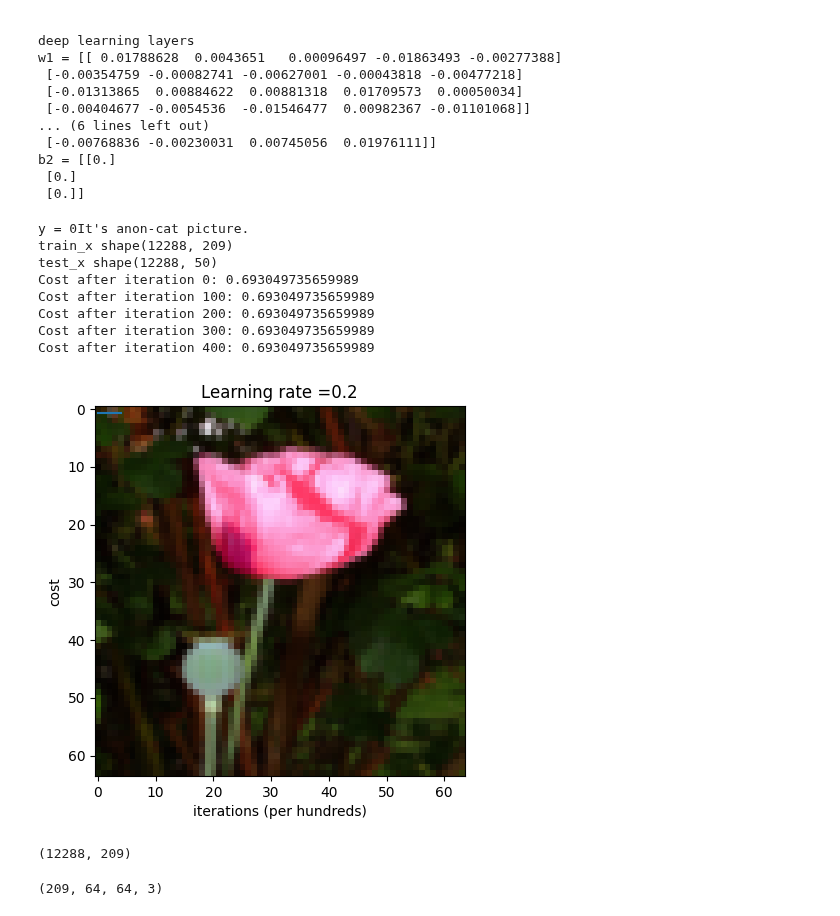
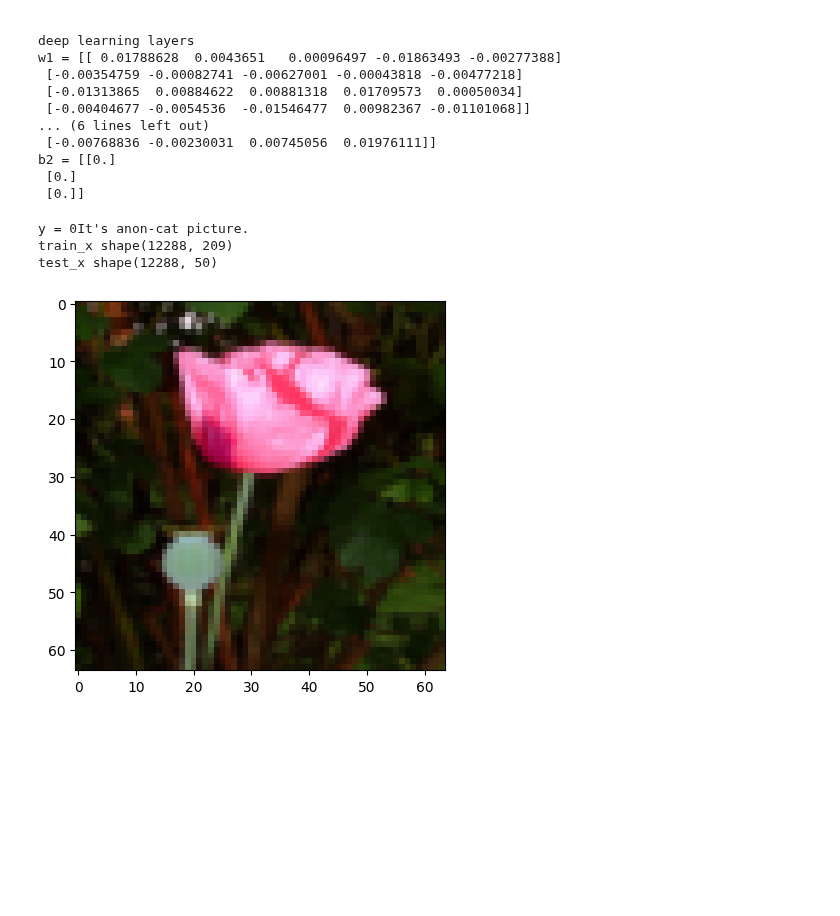
Before and after one commit to Aboelsaood23/Aboelsaood23, a Jupyter notebook: specilaization_2_Course_1.ipynb, the cells around one changed output. Drawn from its saved outputs; the diff is of its cells as text; code cells hidden in the pictures; blank space fills up the shorter version.

```diff
--- a/specilaization_2_Course_1.ipynb
+++ b/specilaization_2_Course_1.ipynb
@@ -850,15 +850,15 @@ def L_model_forward(x,parameters):
     A,cache =linear_activation_forward(A_prev,parameters['w'+str(l)],parameters['b'+str(l)],'relu')
     caches.append(cache)
 
-  AL,cache =linear_activation_forward(A, parameters['W' + str(L)], parameters['b' + str(L)], "sigmoid")
+  AL,cache =linear_activation_forward(A, parameters['w' + str(L)], parameters['b' + str(L)], "sigmoid")
   caches.append(cache)
   return AL,caches
 
 #Now you will implement forward and backward propagation. You need to compute the cost, because you want to check if your model is actually learning.
 def compute_cost(AL,y):
-  m=y.shape[1]
-  cost=(-1/m) * (np.dot(y, np.log(AL).T) + np.dot((1-y), np.log(1-AL).T))
-  cost=np.squeeze(cost)
+  m = y.shape[1]
+  cost = (-1/m) * (np.dot(y, np.log(AL).T) + np.dot((1-y), np.log(1-AL).T))
+  cost = np.squeeze(cost)
   return cost
 
 
@@ -913,21 +913,36 @@ def L_model_backward(AL, y, caches):
   y = y.reshape(AL.shape) # after this line, Y is the same shape as AL
   dAL = - (np.divide(y, AL) - np.divide(1 - y, 1 - AL))
   current_cache = caches[L-1] # Last Layer
-  grads["dA" + str(L-1)], grads["dW" + str(L)], grads["db" + str(L)] = linear_activation_backward(dAL, current_cache, "sigmoid")
+  grads["dA" + str(L-1)], grads["dw" + str(L)], grads["db" + str(L)] = linear_activation_backward(dAL, current_cache, "sigmoid")
   for l in reversed(range(L-1)):
     current_cache = caches[l]
     dA_prev_temp, dW_temp, db_temp = linear_activation_backward(grads["dA" + str(l + 1)], current_cache, activation = "relu")
     grads["dA" + str(l)] = dA_prev_temp
-    grads["dW" + str(l + 1)] = dW_temp
+    grads["dw" + str(l + 1)] = dW_temp
     grads["db" + str(l + 1)] = db_temp
+  return grads
 
 #Update Parameters : update the parameters of the model, using gradient descent:
 def update_parameters(parameters, grads, learning_rate):
   L = len(parameters) // 2
   for l in range(L):
-    parameters["W" + str(l+1)] = parameters["W" + str(l+1)] - learning_rate * grads["dW" + str(l+1)]
+    parameters["w" + str(l+1)] = parameters["w" + str(l+1)] - learning_rate * grads["dw" + str(l+1)]
     parameters["b" + str(l+1)] = parameters["b" + str(l+1)] - learning_rate * grads["db" + str(l+1)]
   return parameters
+
+
+def predict(x,y,parameters):
+  m =x.shape[1]
+  n =len(parameters)
+  p =np.zeros((1,m))
+  probas,caches =L_model_forward(x,parameters)
+  for i in range(0, probas.shape[1]):
+    if probas[0,i] > 0.5:
+      p[0,i] = 1
+    else:
+      p[0,i] = 0
+  print("Accuracy: "  + str(np.sum((p == y)/m)))
+  return p
 # %% [output]
 w1= [[ 0.01624345 -0.00611756 -0.00528172]
  [-0.01072969  0.00865408 -0.02301539]]
@@ -976,7 +991,7 @@ test_set_y_orig = test_set_y_orig.reshape((1, test_set_y_orig.shape[0])) #new sh
 train_x_orig =train_set_x_orig
 test_x_orig =test_set_x_orig
 train_y= train_set_y_orig
-test_y =test_set_x_orig
+test_y =test_set_y_orig
 #let's show some images
 index =30
 plt.imshow(train_x_orig[index])
@@ -1016,47 +1031,38 @@ def two_layer_model(x,y,layers_dims,learning_rate=0.0075,num_iterations=3000,pri
   w2 =parameters["w2"]
   b2 =parameters["b2"]
   for i in range(0,num_iterations):
     A1,cache1 =linear_activation_forward(x,w1,b1,activation="relu")
     A2,cache2 =linear_activation_forward(A1,w2,b2,activation ="sigmoid")
     cost =compute_cost(A2,y)
     #backpropagation
-    dA2 =(np.divide(y,A2)-np.divide(1-y,1-A2))
+    dA2 =-(np.divide(y,A2) - np.divide(1 - y, 1 - A2))
     dA1,dw2,db2 =linear_activation_backward(dA2,cache2,activation="sigmoid")
     dA0,dw1,db1 =linear_activation_backward(dA1,cache1,activation="relu")
     grads['dw1']=dw1
     grads['db1']=db1
     grads['dw2']=dw2
     grads['db2']=db2
 
+    parameters = update_parameters(parameters, grads, learning_rate)
+    w1 = parameters["w1"]
+    b1 = parameters["b1"]
+    w2 = parameters["w2"]
+    b2 = parameters["b2"]
     if print_cost and i % 100 == 0:
       print("Cost after iteration {}: {}".format(i, np.squeeze(cost)))
     if print_cost and i % 100 == 0:
       costs.append(cost)
 
   plt.plot(np.squeeze(costs))
   plt.ylabel('cost')
   plt.xlabel('iterations (per hundreds)')
   plt.title("Learning rate =" + str(learning_rate))
   plt.show()
+  return parameters
 
 #let's checl this function
-parameters = two_layer_model(train_x, train_y, layers_dims = (n_x, n_h, n_y), num_iterations = 500, print_cost=True)
 # %% [output]
 y = 0It's anon-cat picture.
 train_x shape(12288, 209)
 test_x shape(12288, 50)
-Cost after iteration 0: 0.693049735659989
-Cost after iteration 100: 0.693049735659989
-Cost after iteration 200: 0.693049735659989
-Cost after iteration 300: 0.693049735659989
-Cost after iteration 400: 0.693049735659989
-[figure, old version]
+[figure, new version]
-# %%
-train_x_flatten.shape
-# %% [output]
-(12288, 209)
-# %%
-
-train_set_x_orig.shape
-# %% [output]
-(209, 64, 64, 3)
```
Also changed, not shown: parts of 4 cells of this notebook.
